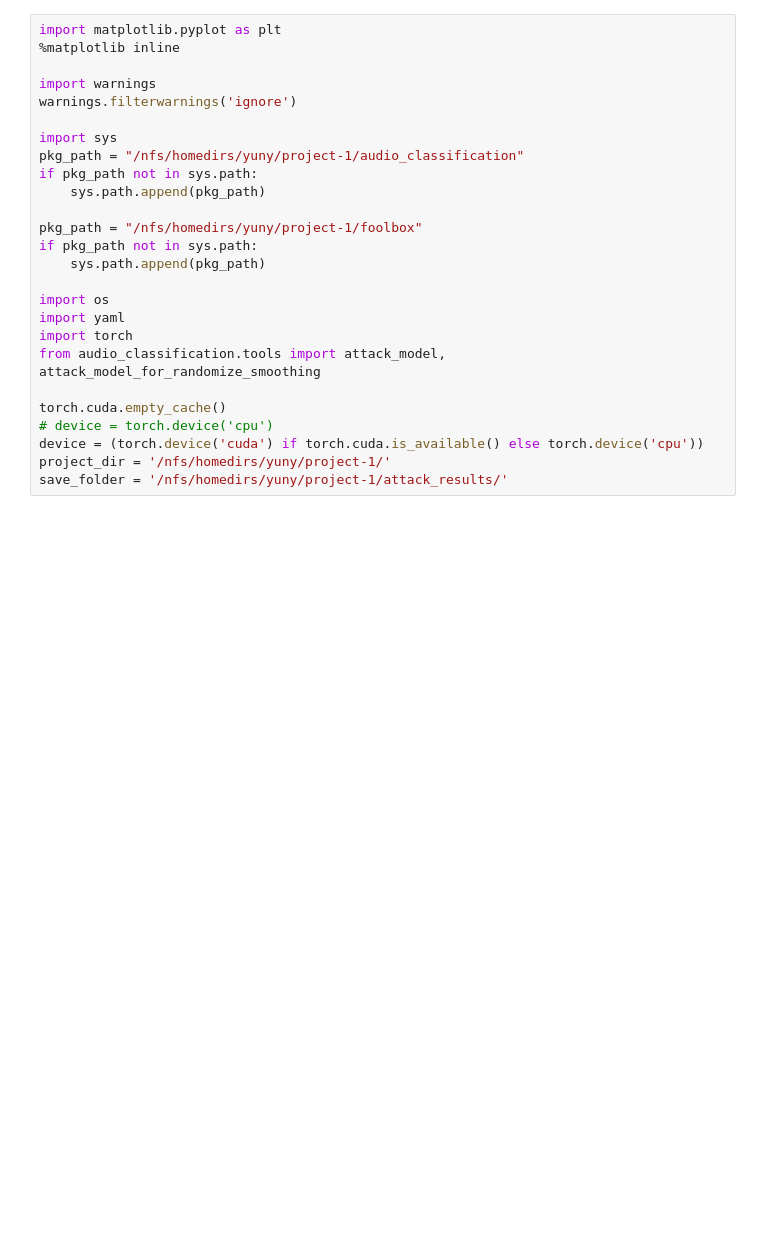
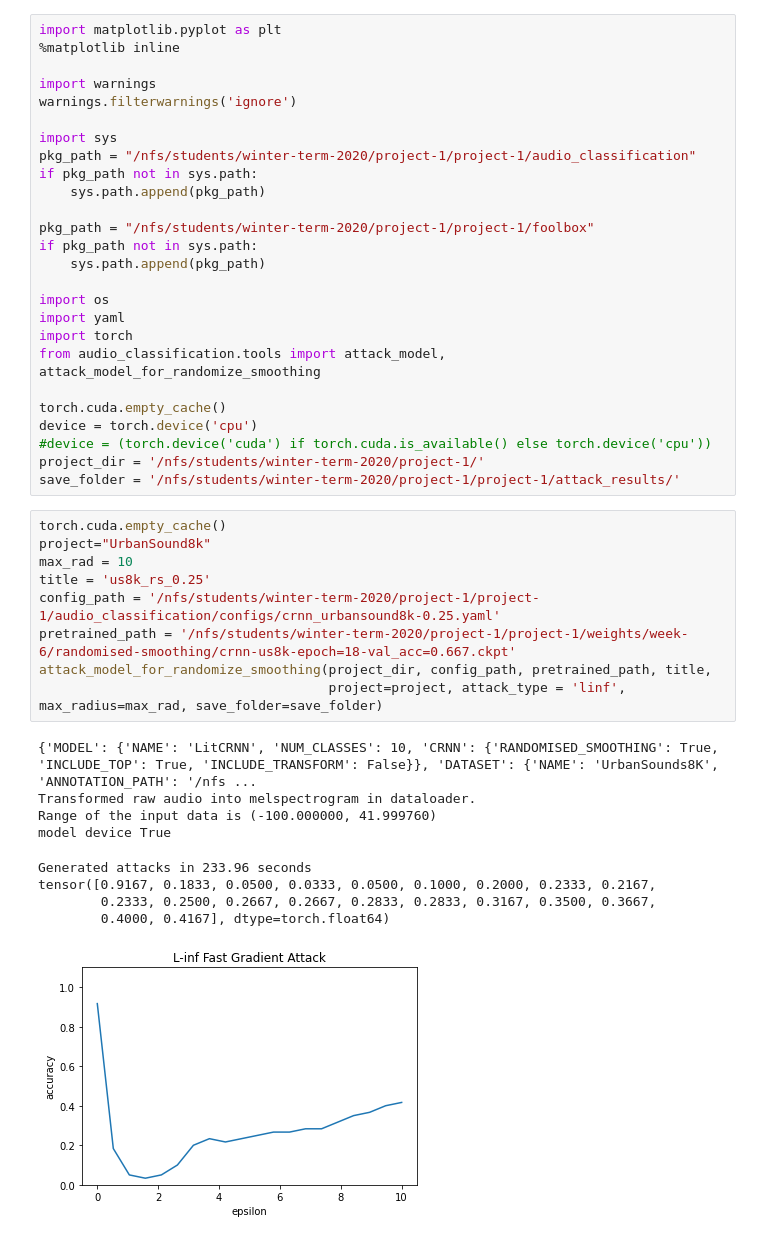
Before and after one commit to Vardanush/Robust-audio-classification, a Jupyter notebook: notebooks/run_attacks.ipynb, the cells around one changed output. Saved outputs shown, nothing was run; the diff lists cells and outputs as text; blank space fills up the shorter version.

```diff
--- a/notebooks/run_attacks.ipynb
+++ b/notebooks/run_attacks.ipynb
@@ -6,11 +6,11 @@ import warnings
 warnings.filterwarnings('ignore')
 
 import sys
-pkg_path = "/nfs/homedirs/yuny/project-1/audio_classification"
+pkg_path = "/nfs/students/winter-term-2020/project-1/project-1/audio_classification"
 if pkg_path not in sys.path:
     sys.path.append(pkg_path)
 
-pkg_path = "/nfs/homedirs/yuny/project-1/foolbox"
+pkg_path = "/nfs/students/winter-term-2020/project-1/project-1/foolbox"
 if pkg_path not in sys.path:
     sys.path.append(pkg_path)
 
@@ -20,10 +20,29 @@ import torch
 from audio_classification.tools import attack_model, attack_model_for_randomize_smoothing
 
 torch.cuda.empty_cache()
-# device = torch.device('cpu')
-device = (torch.device('cuda') if torch.cuda.is_available() else torch.device('cpu'))
-project_dir = '/nfs/homedirs/yuny/project-1/'
-save_folder = '/nfs/homedirs/yuny/project-1/attack_results/'
+device = torch.device('cpu')
+#device = (torch.device('cuda') if torch.cuda.is_available() else torch.device('cpu'))
+project_dir = '/nfs/students/winter-term-2020/project-1/'
+save_folder = '/nfs/students/winter-term-2020/project-1/project-1/attack_results/'
+# %%
+torch.cuda.empty_cache()
+project="UrbanSound8k"
+max_rad = 10
+title = 'us8k_rs_0.25'
+config_path = '/nfs/students/winter-term-2020/project-1/project-1/audio_classification/configs/crnn_urbansound8k-0.25.yaml'
+pretrained_path = '/nfs/students/winter-term-2020/project-1/project-1/weights/week-6/randomised-smoothing/crnn-us8k-epoch=18-val_acc=0.667.ckpt'
+attack_model_for_randomize_smoothing(project_dir, config_path, pretrained_path, title,
+                                     project=project, attack_type = 'linf', max_radius=max_rad, save_folder=save_folder)
+# %% [output]
+{'MODEL': {'NAME': 'LitCRNN', 'NUM_CLASSES': 10, 'CRNN': {'RANDOMISED_SMOOTHING': True, 'INCLUDE_TOP': True, 'INCLUDE_TRANSFORM': False}}, 'DATASET': {'NAME': 'UrbanSounds8K', 'ANNOTATION_PATH': '/nfs ...
+Transformed raw audio into melspectrogram in dataloader.
+Range of the input data is (-100.000000, 41.999760)
+model device True
+Generated attacks in 233.96 seconds
+tensor([0.9167, 0.1833, 0.0500, 0.0333, 0.0500, 0.1000, 0.2000, 0.2333, 0.2167,
+        0.2333, 0.2500, 0.2667, 0.2667, 0.2833, 0.2833, 0.3167, 0.3500, 0.3667,
+        0.4000, 0.4167], dtype=torch.float64)
+[figure, added]
 # %%
 torch.cuda.empty_cache()
 project="UrbanSound8k"
```
Also changed, not shown: parts of 13 cells of this notebook, 9 other files.
